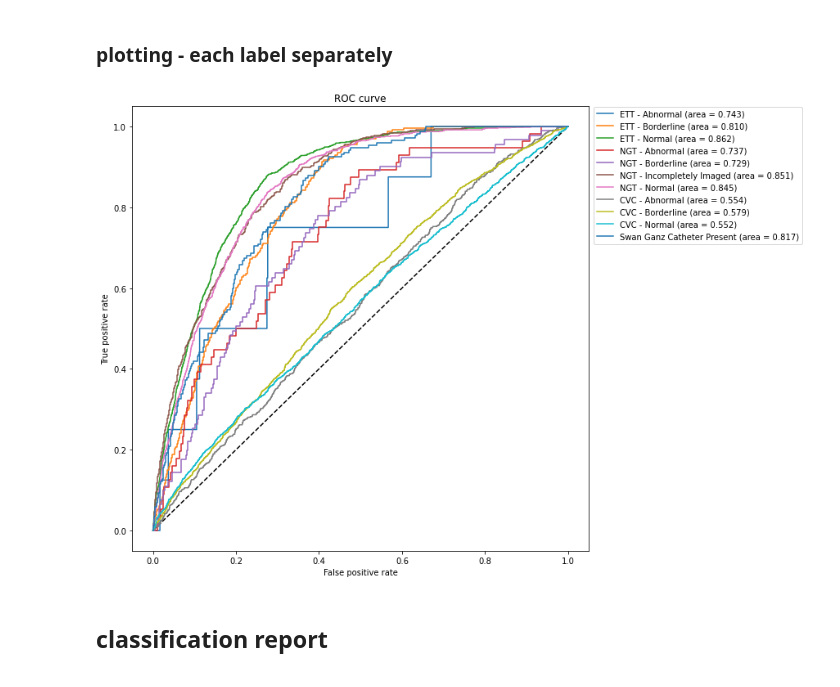
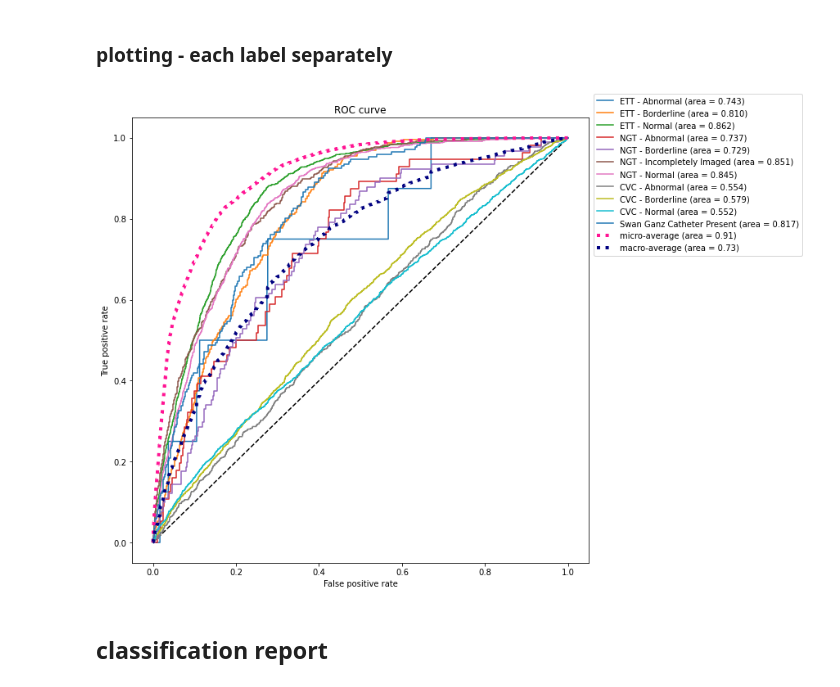
Before and after one commit to ywigelman/TheCatheterNinjas, a Jupyter notebook: Baseline.ipynb, the cells around one changed output. Drawn from its saved outputs; the diff is of its cells as text; code cells hidden in the pictures.

Commit message:
add macro and micro ROC + orgenized notebook

```diff
--- a/Baseline.ipynb
+++ b/Baseline.ipynb
@@ -197,9 +211,9 @@ _________________________________________________________________
 # %% [markdown]
 ## Callbacks
 # %%
-checkpoint = ModelCheckpoint(MODEL_CHECKPOINT, monitor='val_loss', verbose=1,
+checkpoint = ModelCheckpoint(MODEL_CHECKPOINT, monitor=MONITOR, verbose=1,
 save_best_only=True, save_weights_only=False, mode='auto')
-callback = EarlyStopping(monitor='val_loss', patience=2)
+callback = EarlyStopping(monitor=MONITOR, patience=PATIENCE)
 # %% [markdown]
 ## compile model
 # %%
@@ -282,23 +293,47 @@ roc_auc["micro"] = auc(fpr["micro"], tpr["micro"])
 # %%
 _, ax = plt.subplots(figsize=(10,10))
 ax.plot([0, 1], [0, 1], 'k--')
+fprs, tprs = [], []
+n_classes = len(labels)
 
 fpr_sum, tpr_sum = 0, 0
 for i, label in enumerate(labels):
     label_fpr, label_tpr, thresh = roc_curve(y_test[:, i], y_pred[:, i])
     label_auc = auc(label_fpr, label_tpr)
     ax.plot(label_fpr, label_tpr, label='{} (area = {:.3f})'.format(label, label_auc))
-    fpr_sum += label_fpr
-    tpr_sum += label_tpr
+    fprs.append(label_fpr)
+    tprs.append(label_tpr)
 
+
+# micro
+fpr_micro, tpr_micro, _ = roc_curve(y_test.ravel(), y_pred.ravel())
+auc_micro = auc(fpr_micro, tpr_micro)
+
+ax.plot(fpr_micro, tpr_micro,
+         label='micro-average (area = {0:0.2f})'.format(auc_micro),
+        color='deeppink', linestyle=':', linewidth=4)
+
+# macro
+all_fpr = np.unique(np.concatenate(fprs))
+mean_tpr = np.zeros_like(all_fpr)
+for i in range(n_classes):
+    mean_tpr += interp(all_fpr, fprs[i], tprs[i])
+mean_tpr/=n_classes
+fpr_macro = all_fpr
+tpr_macro = mean_tpr
+auc_macro = auc(fpr_macro, tpr_macro)
+
+ax.plot(fpr_macro, tpr_macro,
+        label='macro-average (area = {0:0.2f})'.format(auc_macro),
+         color='navy', linestyle=':', linewidth=4)
 
 plt.xlabel('False positive rate')
 plt.ylabel('True positive rate')
 plt.title('ROC curve')
 plt.legend(loc=(1.01,0.69))
 plt.show()
 # %% [output]
-[figure, old version]
+[figure, new version]
 # %% [markdown]
 ## classification report
 # %%
```
Also changed, not shown: parts of 5 cells of this notebook.
